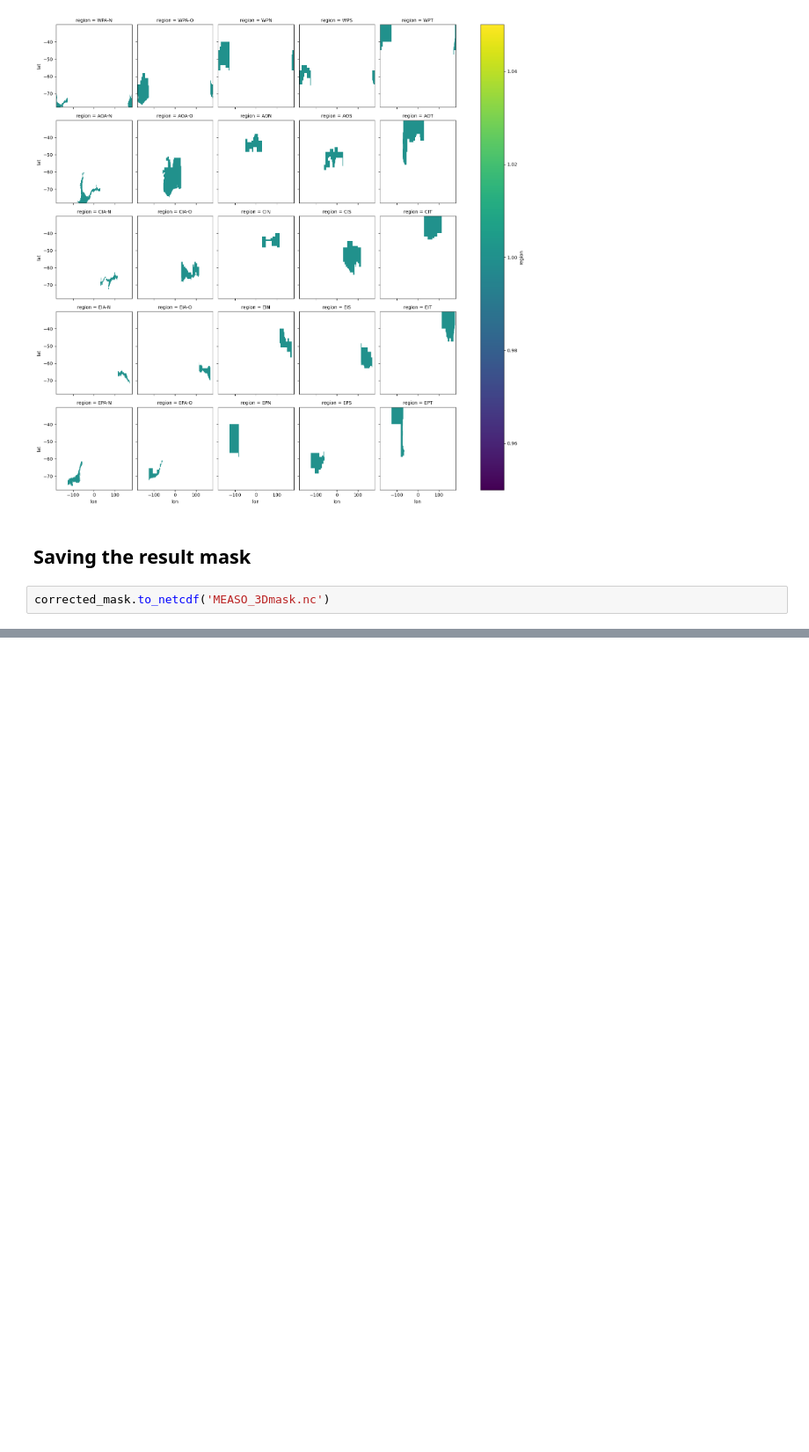
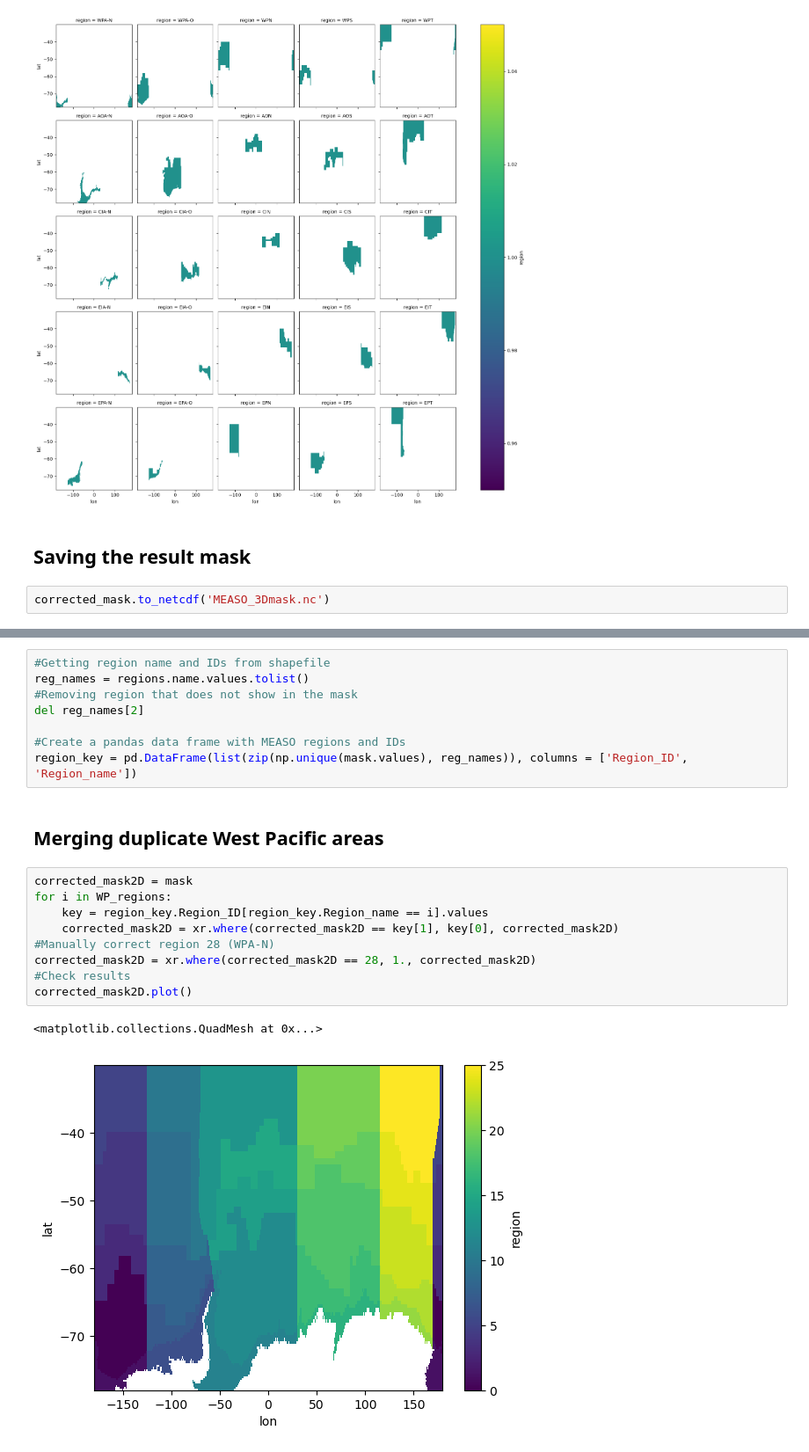
Before and after one commit to lidefi87/ACCESS_scripts_DFA, a Jupyter notebook: Scripts/MEASO/0_CreatingMeasoMask.ipynb, the cells around one changed output, grey strips where cells are left out. Shown at 88% size. Cells and saved outputs as stored; diff of their text form; blank space fills up the shorter version.

```diff
--- a/Scripts/MEASO/0_CreatingMeasoMask.ipynb
+++ b/Scripts/MEASO/0_CreatingMeasoMask.ipynb
@@ -171,0 +189,22 @@ corrected_mask.to_netcdf('MEASO_3Dmask.nc')
+# %%
+#Getting region name and IDs from shapefile
+reg_names = regions.name.values.tolist()
+#Removing region that does not show in the mask
+del reg_names[2]
+
+#Create a pandas data frame with MEASO regions and IDs
+region_key = pd.DataFrame(list(zip(np.unique(mask.values), reg_names)), columns = ['Region_ID', 'Region_name'])
+# %% [markdown]
+## Merging duplicate West Pacific areas
+# %%
+corrected_mask2D = mask
+for i in WP_regions:
+    key = region_key.Region_ID[region_key.Region_name == i].values
+    corrected_mask2D = xr.where(corrected_mask2D == key[1], key[0], corrected_mask2D)
+#Manually correct region 28 (WPA-N)
+corrected_mask2D = xr.where(corrected_mask2D == 28, 1., corrected_mask2D)
+#Check results
+corrected_mask2D.plot()
+# %% [output]
+<matplotlib.collections.QuadMesh at 0x...>
+[figure, added]
```
Also changed, not shown: parts of 9 cells of this notebook, 7 other files.
